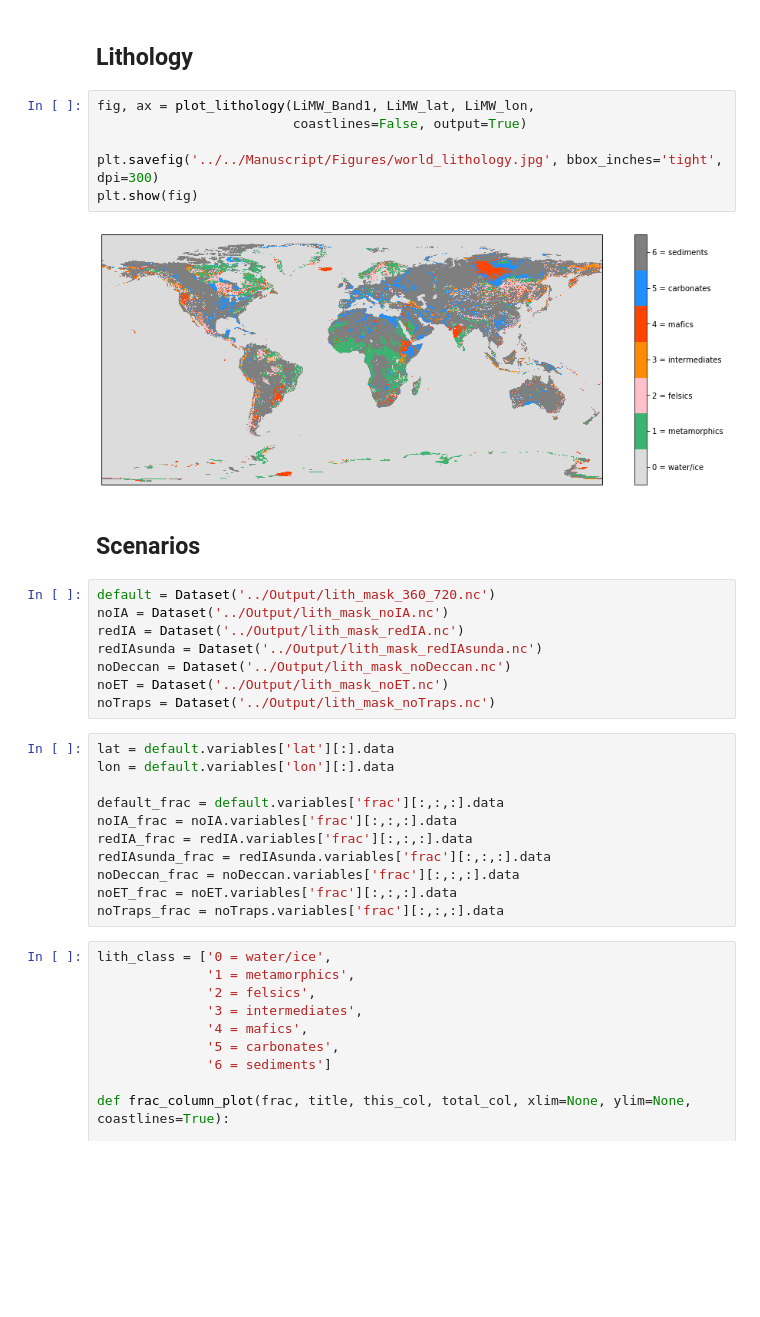
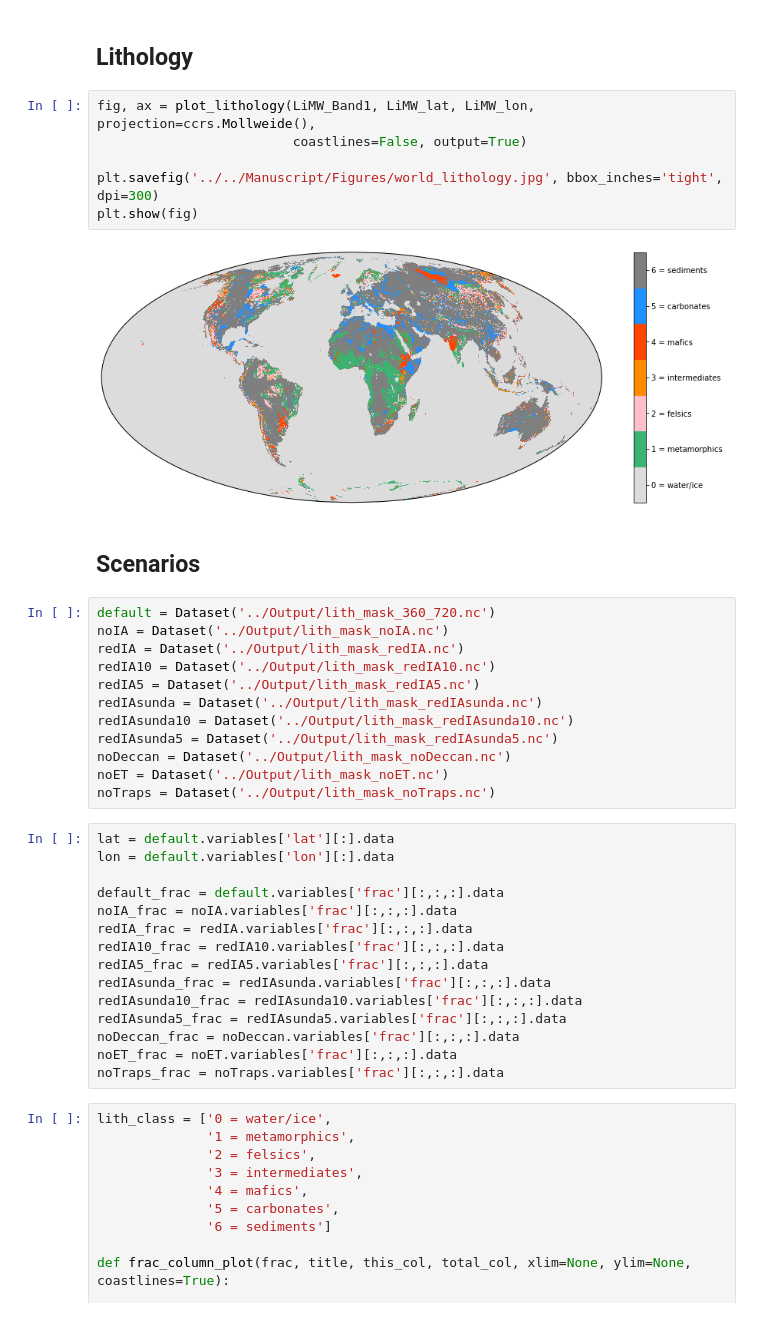
Before and after one commit to Swanson-Hysell-Group/GEOCLIM_Modern, a Jupyter notebook: Code/Notebooks/figures.ipynb, the cells around one changed output. Saved outputs shown, nothing was run; the diff lists cells and outputs as text; blank space fills up the shorter version.

Commit message:
updates to SI figures

```diff
--- a/Code/Notebooks/figures.ipynb
+++ b/Code/Notebooks/figures.ipynb
@@ -316,20 +316,24 @@ plt.show()
 # %% [markdown]
 ## Lithology
 # %%
-fig, ax = plot_lithology(LiMW_Band1, LiMW_lat, LiMW_lon,
+fig, ax = plot_lithology(LiMW_Band1, LiMW_lat, LiMW_lon, projection=ccrs.Mollweide(),
                          coastlines=False, output=True)
 
 plt.savefig('../../Manuscript/Figures/world_lithology.jpg', bbox_inches='tight', dpi=300)
 plt.show(fig)
 # %% [output]
-[figure, old version]
+[figure, new version]
 # %% [markdown]
 ## Scenarios
 # %%
 default = Dataset('../Output/lith_mask_360_720.nc')
 noIA = Dataset('../Output/lith_mask_noIA.nc')
 redIA = Dataset('../Output/lith_mask_redIA.nc')
+redIA10 = Dataset('../Output/lith_mask_redIA10.nc')
+redIA5 = Dataset('../Output/lith_mask_redIA5.nc')
 redIAsunda = Dataset('../Output/lith_mask_redIAsunda.nc')
+redIAsunda10 = Dataset('../Output/lith_mask_redIAsunda10.nc')
+redIAsunda5 = Dataset('../Output/lith_mask_redIAsunda5.nc')
 noDeccan = Dataset('../Output/lith_mask_noDeccan.nc')
 noET = Dataset('../Output/lith_mask_noET.nc')
 noTraps = Dataset('../Output/lith_mask_noTraps.nc')
@@ -340,7 +344,11 @@ lon = default.variables['lon'][:].data
 default_frac = default.variables['frac'][:,:,:].data
 noIA_frac = noIA.variables['frac'][:,:,:].data
 redIA_frac = redIA.variables['frac'][:,:,:].data
+redIA10_frac = redIA10.variables['frac'][:,:,:].data
+redIA5_frac = redIA5.variables['frac'][:,:,:].data
 redIAsunda_frac = redIAsunda.variables['frac'][:,:,:].data
+redIAsunda10_frac = redIAsunda10.variables['frac'][:,:,:].data
+redIAsunda5_frac = redIAsunda5.variables['frac'][:,:,:].data
 noDeccan_frac = noDeccan.variables['frac'][:,:,:].data
 noET_frac = noET.variables['frac'][:,:,:].data
 noTraps_frac = noTraps.variables['frac'][:,:,:].data
```
Also changed, not shown: parts of 1 cell of this notebook, 3 other files.
